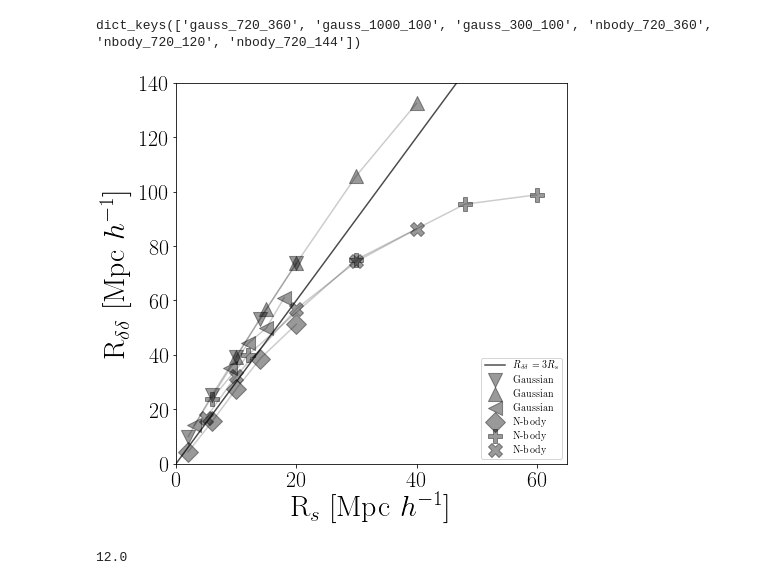
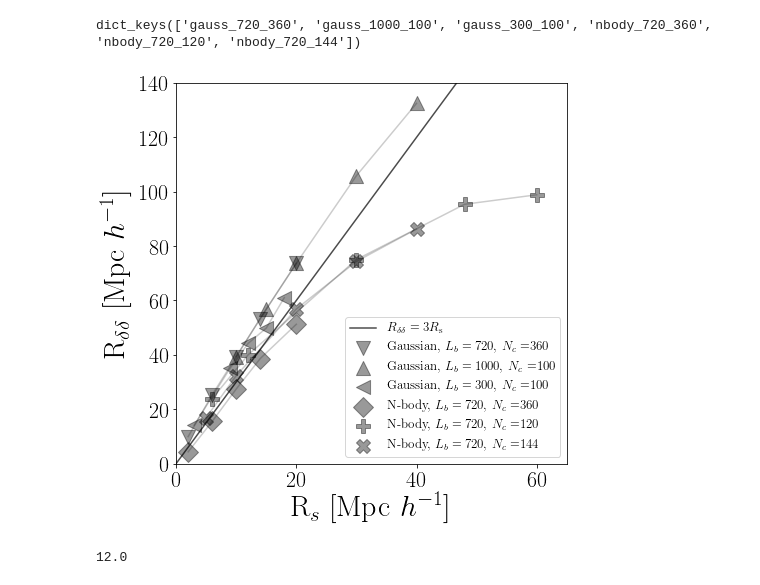
Before and after one commit to astroandes/WatershedDivergenceSuperclusters, a Jupyter notebook: nb/power_spectrum.ipynb, the cells around one changed output. Saved outputs shown, nothing was run; the diff lists cells and outputs as text; code cells hidden in the pictures.

```diff
--- a/nb/power_spectrum.ipynb
+++ b/nb/power_spectrum.ipynb
@@ -251,30 +251,32 @@ dict_keys(['gauss_720_360', 'gauss_1000_100', 'gauss_300_100', 'nbody_720_360',
 # %%
 plt.figure(figsize=(7,7))
 
 markers=["v", "^", "<", "D", "P", "X"]
 for i, k in enumerate(length_data.keys()):
+    lbox = data[k]["lbox"]
+    nside = data[k]["nside"]
     if "gauss" in k:
-        label = "Gaussian"
+        label = "Gaussian, $L_{b}=" + "{}$".format(lbox) + ",\ $N_{c}=$"+ "{}".format(nside)
     else:
-        label = "N-body"
+        label = "N-body, $L_{b}=" + "{}$".format(lbox) + ",\ $N_{c}=$"+ "{}".format(nside)
 
     plt.scatter(length_data[k][:,0], length_data[k][:,1], marker=markers[i],
                 s=200, label=label, color='black', alpha=0.4)
     plt.plot(length_data[k][:,0], length_data[k][:,1], color='black', alpha=0.2)
 
 x = np.linspace(0,140,100)
 plt.plot(x, 3*x,
          label=r'$R_{\delta\delta} = 3R_{\mathrm{s}}$',
         color='black', alpha=0.7)
 
 plt.xlim([0,65])
 plt.ylim([0,140])
-plt.legend(loc=4)
+plt.legend(loc=4, fontsize=13)
 plt.xlabel(r"R$_s$ [$\mathrm{Mpc}\ h^{-1}$]")
 plt.ylabel(r"R$_{\delta\delta}$ [$\mathrm{Mpc}\ h^{-1}$]")
 plt.savefig("correlation_length.pdf", bbox_inches='tight')
 # %% [output]
-[figure, old version]
+[figure, new version]
 # %%
 #https://cluster-toolkit.readthedocs.io/en/latest/source/correlation_functions.html
 # %%
```
Also changed, not shown: 1 other file.
